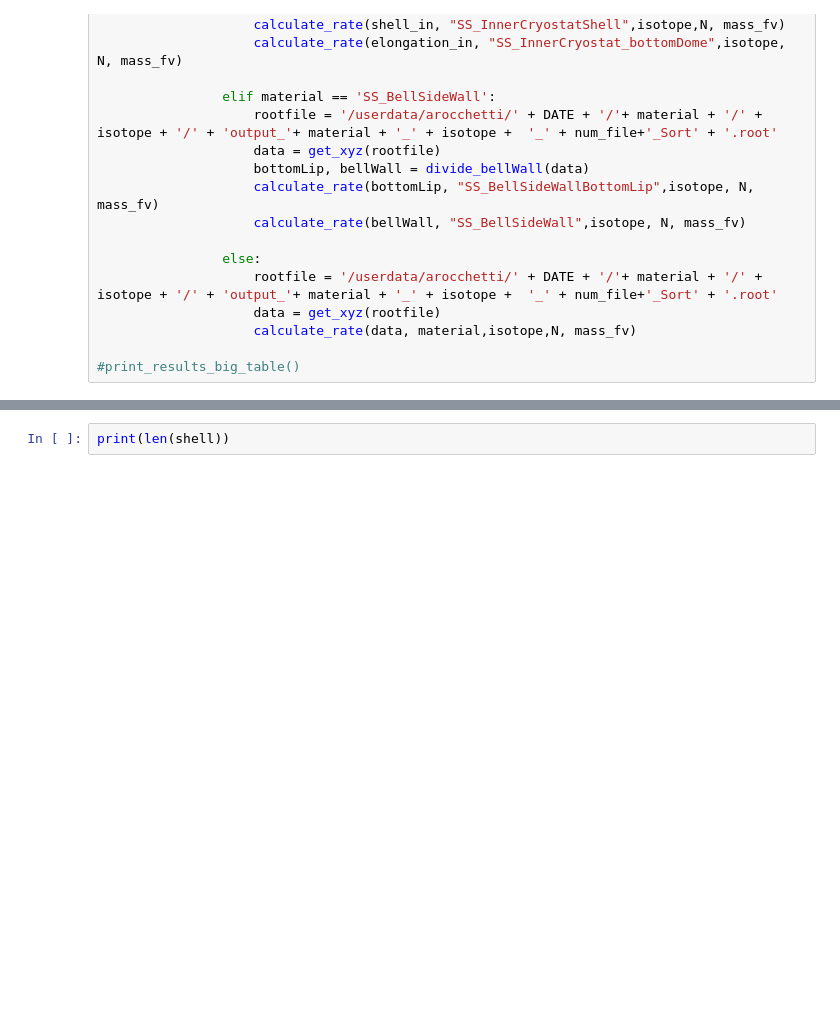
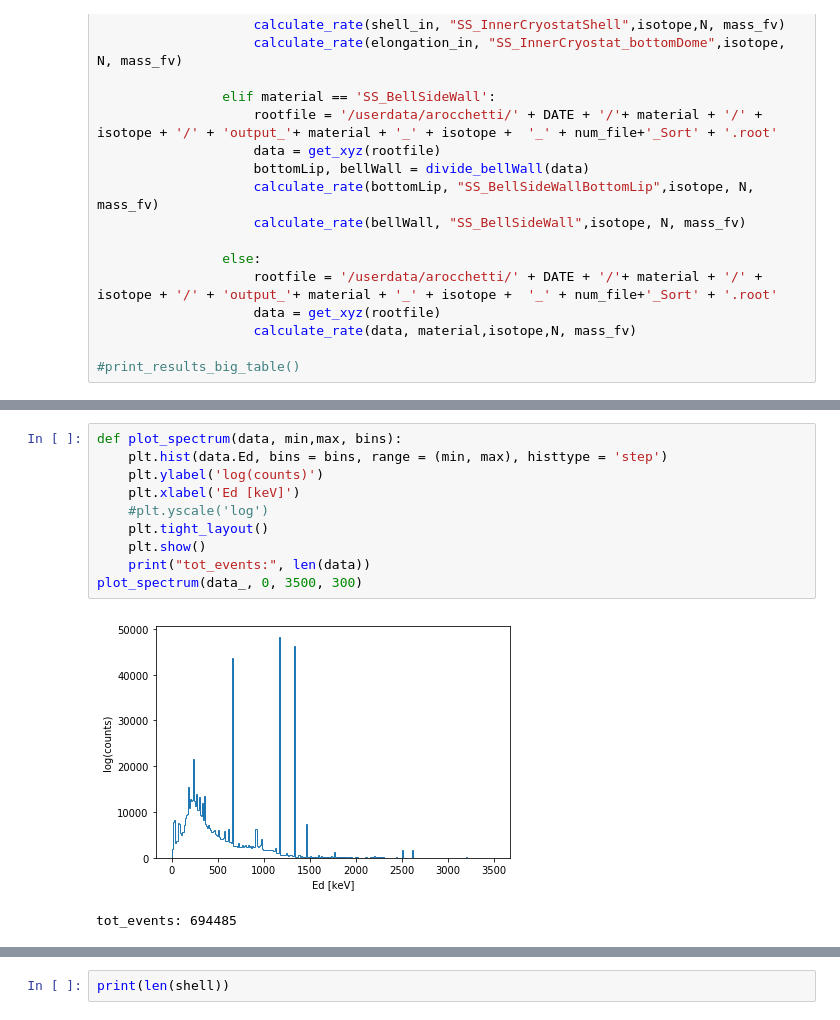
Before and after one commit to ariannarocchetti/MonteCarlo_ER, a Jupyter notebook: notebooks/Analysis.ipynb, the cells around one changed output, grey strips where cells are left out. Drawn from its saved outputs; the diff is of its cells as text; blank space fills up the shorter version.

```diff
--- a/notebooks/Analysis.ipynb
+++ b/notebooks/Analysis.ipynb
@@ -246,0 +213,13 @@ UnboundLocalError: local variable 'str_' referenced before assignment
+# %%
+def plot_spectrum(data, min,max, bins):
+    plt.hist(data.Ed, bins = bins, range = (min, max), histtype = 'step')
+    plt.ylabel('log(counts)')
+    plt.xlabel('Ed [keV]')
+    #plt.yscale('log')
+    plt.tight_layout()
+    plt.show()
+    print("tot_events:", len(data))
+plot_spectrum(data_, 0, 3500, 300)
+# %% [output]
+[figure, added]
+tot_events: 694485
```
Also changed, not shown: parts of 13 cells of this notebook, 3 other files.
